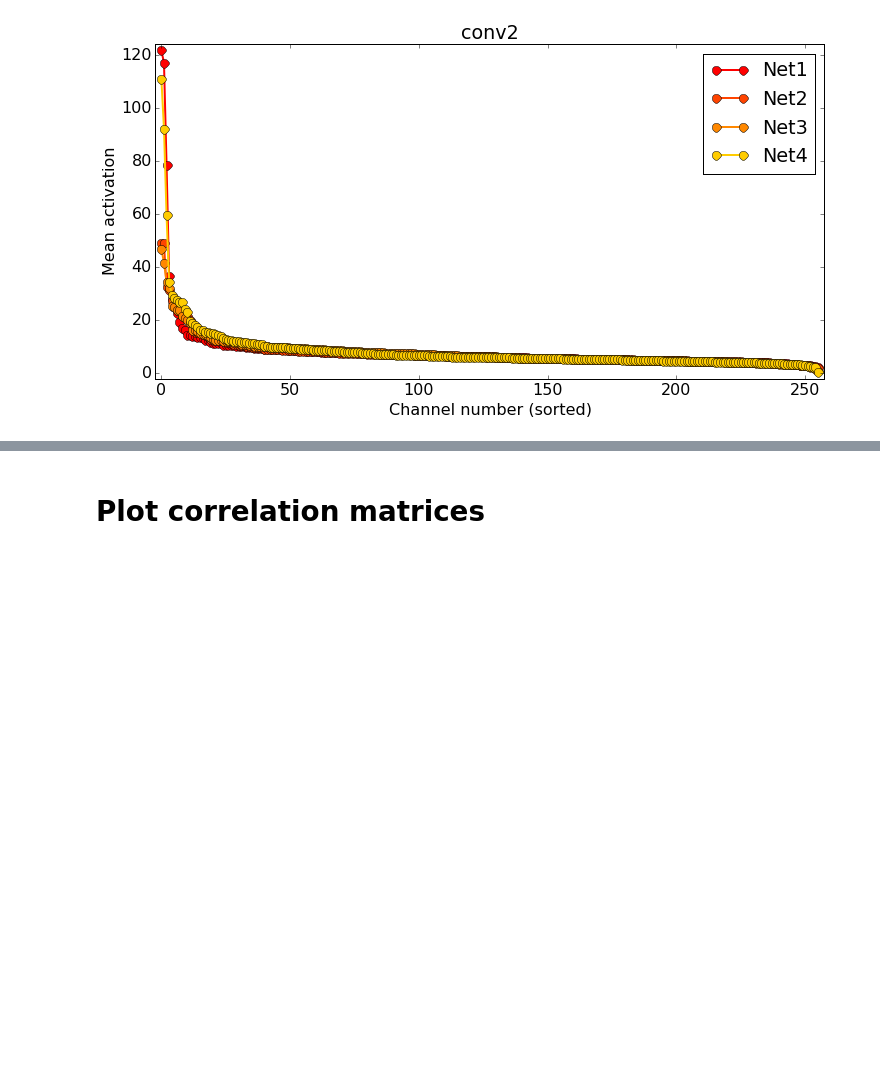
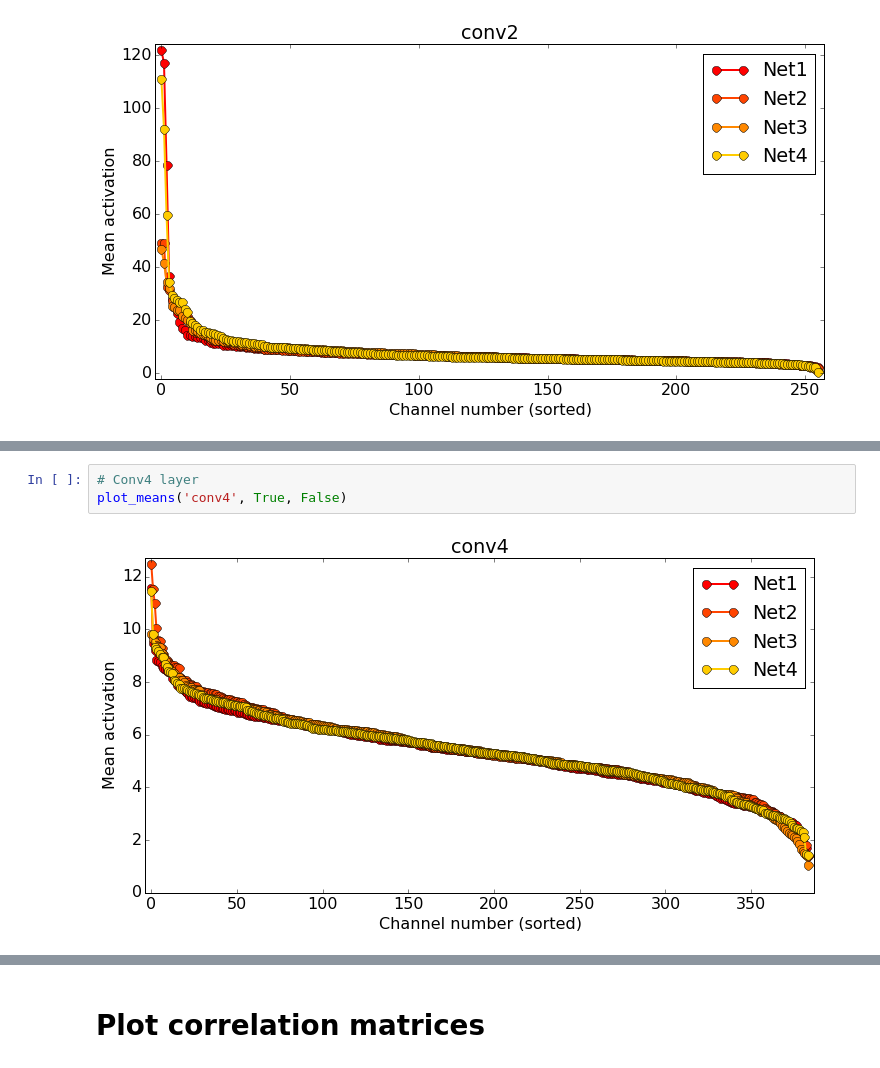
Before and after one commit to YixuanLi/convergent_learning, a Jupyter notebook: experiments/convergent_learning_notebook.ipynb, the cells around one changed output, grey strips where cells are left out. Saved outputs shown, nothing was run; the diff lists cells and outputs as text; blank space fills up the shorter version.

```diff
--- a/experiments/convergent_learning_notebook.ipynb
+++ b/experiments/convergent_learning_notebook.ipynb
@@ -90,0 +97,5 @@ plot_means('conv2', True, False)
+# %%
+# Conv4 layer
+plot_means('conv4', True, False)
+# %% [output]
+[figure, added]
```
Also changed, not shown: parts of 9 cells of this notebook.
